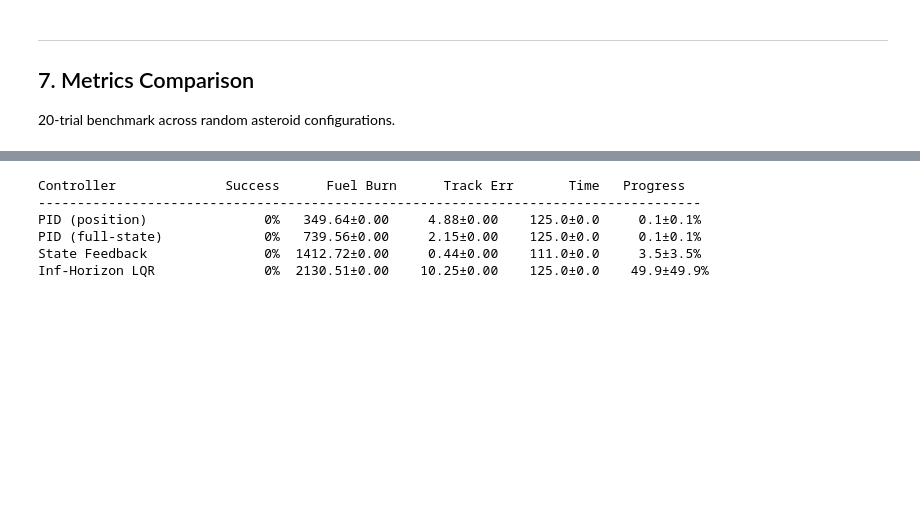
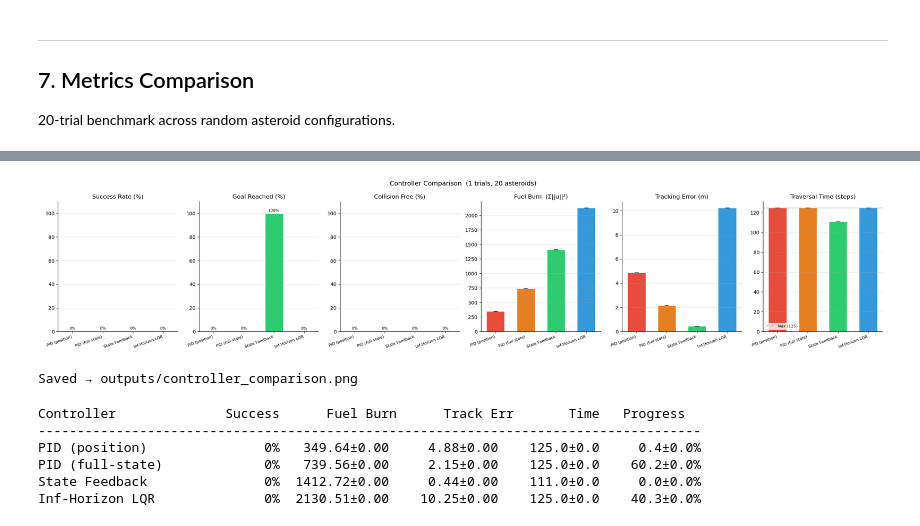
Before and after one commit to FlashFire574/trajectory_optmization_ME548, a Jupyter notebook: trajectory_optimization/notebooks/simulation.ipynb, the cells around one changed output, grey strips where cells are left out. Cells and saved outputs as stored; diff of their text form; code cells hidden in the pictures; blank space fills up the shorter version.

```diff
--- a/trajectory_optimization/notebooks/simulation.ipynb
+++ b/trajectory_optimization/notebooks/simulation.ipynb
@@ -307,7 +307,7 @@ plt.show()
 # %%
 from utils.metrics import evaluate_controller
 
-NUM_TRIALS = 20
+NUM_TRIALS = 1
 benchmark_results = {}
 
 for name, ctrl in controllers.items():
@@ -451,3 +347,72 @@ Saved → outputs/metric_traversal_time.png
+# %%
+names  = list(benchmark_results.keys())
+colors = [COLORS[n] for n in names]
+x      = np.arange(len(names))
+w      = 0.6
+
+fig_bar, axes = plt.subplots(1, 6, figsize=(24, 5))
+
+# Success rate
+sr = [benchmark_results[n]['success_rate'] * 100 for n in names]
+axes[0].bar(x, sr, color=colors, width=w, edgecolor='white')
+axes[0].set_title('Success Rate (%)')
+axes[0].set_ylim(0, 110)
+for i, v in enumerate(sr):
+    axes[0].text(i, v+1.5, f'{v:.0f}%', ha='center', fontsize=8)
+
+# Goal reached rate
+gr = [benchmark_results[n]['goal_reached_rate'] * 100 for n in names]
+axes[1].bar(x, gr, color=colors, width=w, edgecolor='white')
+axes[1].set_title('Goal Reached (%)')
+axes[1].set_ylim(0, 110)
+for i, v in enumerate(gr):
+    axes[1].text(i, v+1.5, f'{v:.0f}%', ha='center', fontsize=8)
+
+# Collision free rate
+cf = [benchmark_results[n]['collision_free_rate'] * 100 for n in names]
+axes[2].bar(x, cf, color=colors, width=w, edgecolor='white')
+axes[2].set_title('Collision Free (%)')
+axes[2].set_ylim(0, 110)
+for i, v in enumerate(cf):
+    axes[2].text(i, v+1.5, f'{v:.0f}%', ha='center', fontsize=8)
+
+# Fuel burn
+axes[3].bar(x,
+    [benchmark_results[n]['fuel_burn_mean'] for n in names],
+    yerr=[benchmark_results[n]['fuel_burn_std'] for n in names],
+    color=colors, width=w, edgecolor='white', capsize=4)
+axes[3].set_title('Fuel Burn  (Σ||u||²)')
+
+# Tracking error
+axes[4].bar(x,
+    [benchmark_results[n]['tracking_error_mean'] for n in names],
+    yerr=[benchmark_results[n]['tracking_error_std'] for n in names],
+    color=colors, width=w, edgecolor='white', capsize=4)
+axes[4].set_title('Tracking Error (m)')
+
+# Traversal time
+axes[5].bar(x,
+    [benchmark_results[n]['traversal_time_mean'] for n in names],
+    yerr=[benchmark_results[n]['traversal_time_std'] for n in names],
+    color=colors, width=w, edgecolor='white', capsize=4)
+axes[5].axhline(T, color='gray', linestyle='--', lw=1, label=f'Max ({T})')
+axes[5].set_title('Traversal Time (steps)')
+axes[5].legend(fontsize=8)
+
+for ax in axes:
+    ax.set_xticks(x)
+    ax.set_xticklabels(names, rotation=20, ha='right', fontsize=8)
+    ax.grid(axis='y', alpha=0.3)
+    ax.spines[['top','right']].set_visible(False)
+
+fig_bar.suptitle(f'Controller Comparison  ({NUM_TRIALS} trials, {NUM_ASTEROIDS} asteroids)', fontsize=13)
+plt.tight_layout()
+plt.savefig('../outputs/controller_comparison.png', dpi=150, bbox_inches='tight')
+plt.show()
+print('Saved → outputs/controller_comparison.png')
+# %% [output]
+[figure, added]
+Saved → outputs/controller_comparison.png
 # %%
 # ── Summary table
 print(f'\n{"Controller":<22} {"Success":>8} {"Fuel Burn":>14} {"Track Err":>14} {"Time":>10} {"Progress":>10}')
@@ -465,7 +430,7 @@ for name in names:
 # %% [output]
 Controller              Success      Fuel Burn      Track Err       Time   Progress
 -------------------------------------------------------------------------------------
-PID (position)               0%   349.64±0.00     4.88±0.00    125.0±0.0     0.1±0.1%
-PID (full-state)             0%   739.56±0.00     2.15±0.00    125.0±0.0     0.1±0.1%
-State Feedback               0%  1412.72±0.00     0.44±0.00    111.0±0.0     3.5±3.5%
-Inf-Horizon LQR              0%  2130.51±0.00    10.25±0.00    125.0±0.0    49.9±49.9%
+PID (position)               0%   349.64±0.00     4.88±0.00    125.0±0.0     0.4±0.0%
+PID (full-state)             0%   739.56±0.00     2.15±0.00    125.0±0.0    60.2±0.0%
+State Feedback               0%  1412.72±0.00     0.44±0.00    111.0±0.0     0.0±0.0%
+Inf-Horizon LQR              0%  2130.51±0.00    10.25±0.00    125.0±0.0    40.3±0.0%
```
Also changed, not shown: parts of 4 cells of this notebook, 6 other files.
